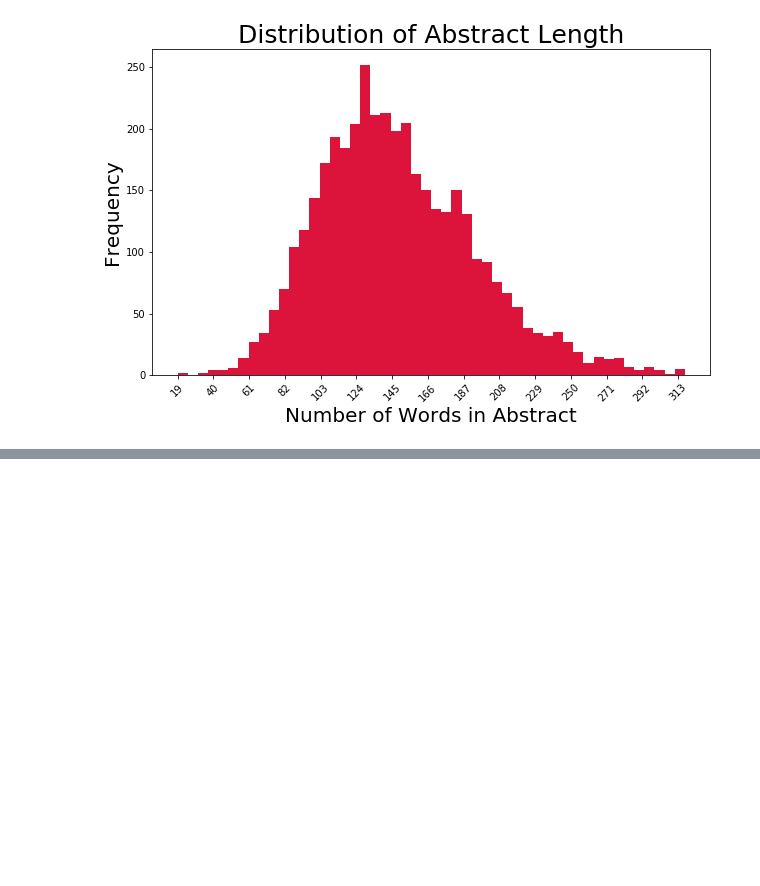
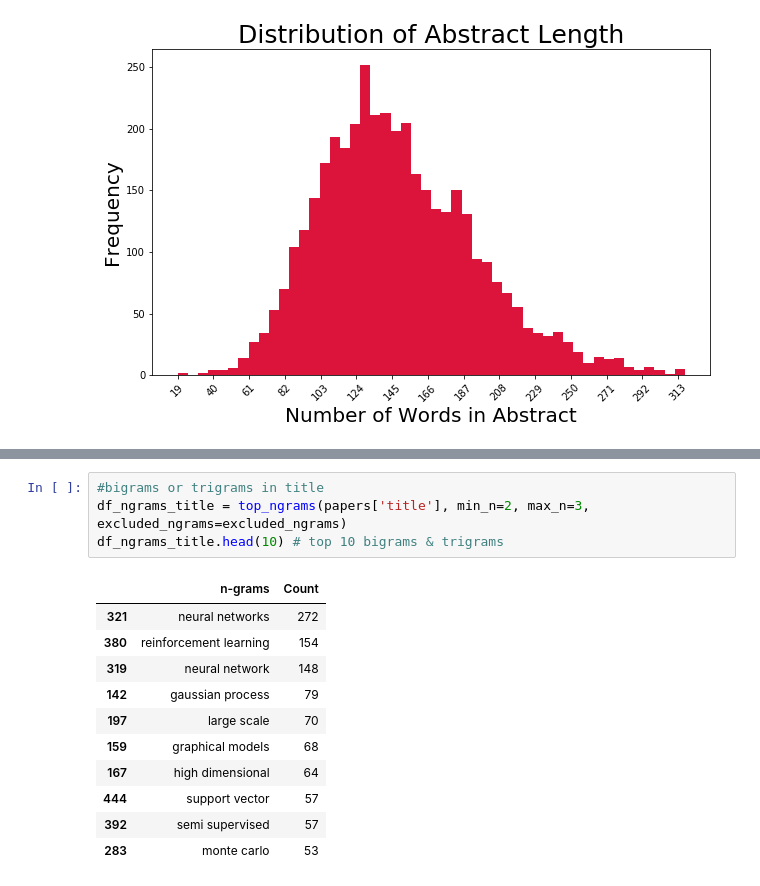
Before and after one commit to phoebewong/Title-Generation, a Jupyter notebook: src/EDA.ipynb, the cells around one changed output, grey strips where cells are left out. Cells and saved outputs as stored; diff of their text form; blank space fills up the shorter version.

```diff
--- a/src/EDA.ipynb
+++ b/src/EDA.ipynb
@@ -156,0 +192,16 @@ plt.show()
+# %%
+#bigrams or trigrams in title
+df_ngrams_title = top_ngrams(papers['title'], min_n=2, max_n=3, excluded_ngrams=excluded_ngrams)
+df_ngrams_title.head(10) # top 10 bigrams & trigrams
+# %% [output]
+|  | n-grams | Count |
+| 321 | neural networks | 272 |
+| 380 | reinforcement learning | 154 |
+| 319 | neural network | 148 |
+| 142 | gaussian process | 79 |
+| 197 | large scale | 70 |
+| 159 | graphical models | 68 |
+| 167 | high dimensional | 64 |
+| 444 | support vector | 57 |
+| 392 | semi supervised | 57 |
+| 283 | monte carlo | 53 |
```
Also changed, not shown: parts of 7 cells of this notebook.
